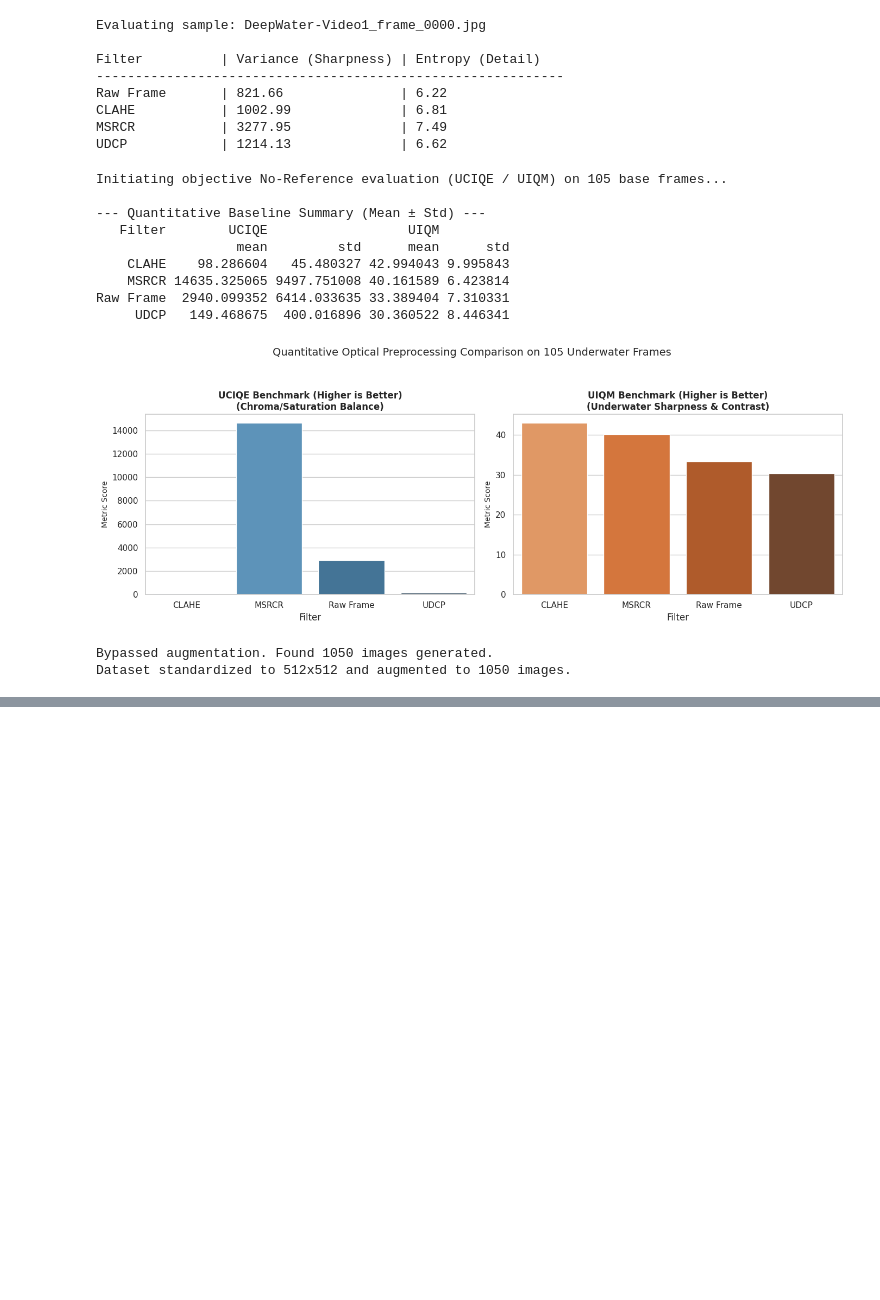
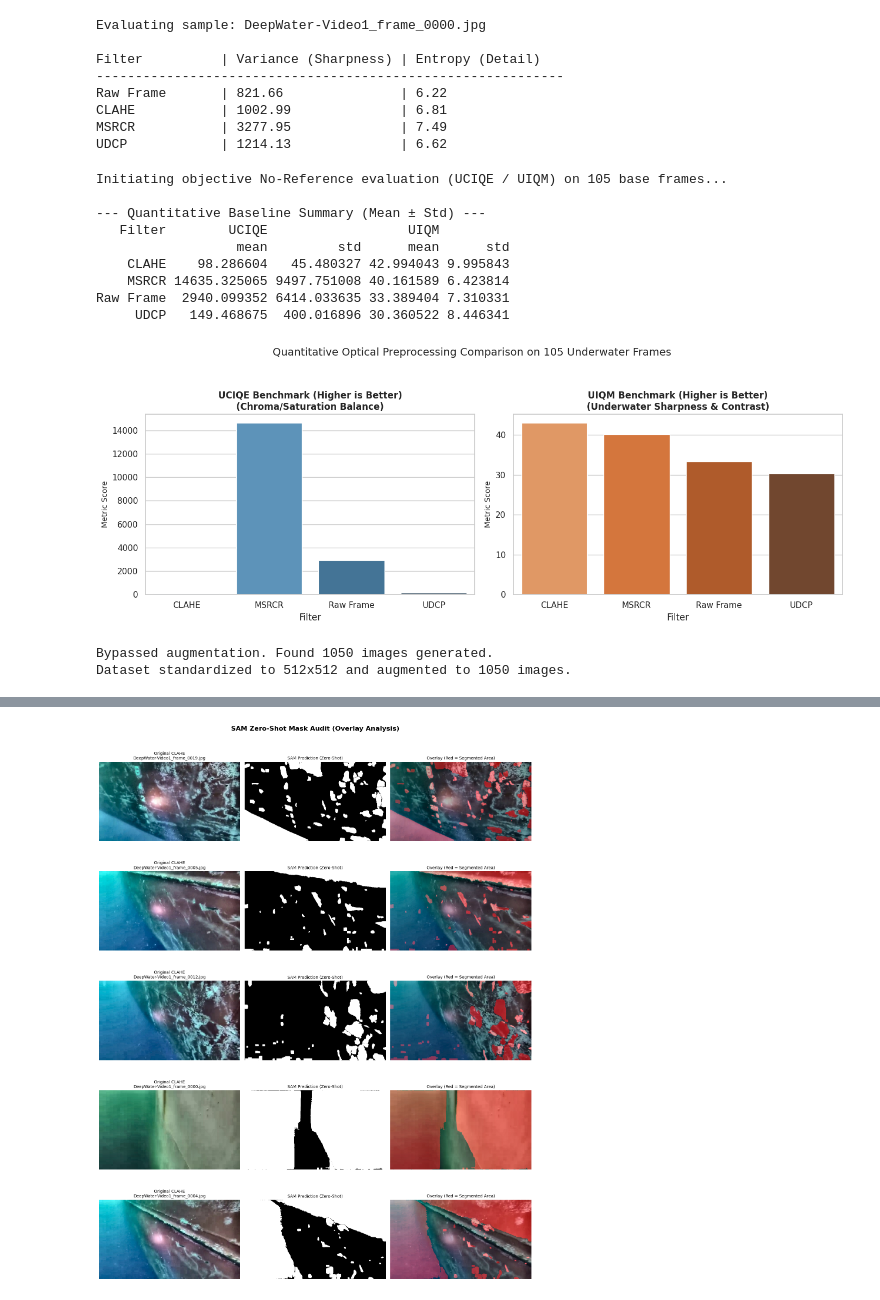
Before and after one commit to anthony-yt/deepwater-image-segmentation-classical-quantum, a Jupyter notebook: notebooks/1_optical_preprocessing_comparison.ipynb, the cells around one changed output, grey strips where cells are left out. Saved outputs shown, nothing was run; the diff lists cells and outputs as text; code cells hidden in the pictures; blank space fills up the shorter version.

Commit message:
feat(qa): add visual audit and overlay analysis script for SAM masks

```diff
--- a/notebooks/1_optical_preprocessing_comparison.ipynb
+++ b/notebooks/1_optical_preprocessing_comparison.ipynb
@@ -385,3 +386,95 @@ if os.path.exists(best_filter_dir):
 # %% [output]
 Bypassed augmentation. Found 1050 images generated.
 Dataset standardized to 512x512 and augmented to 1050 images.
+# %%
+def audit_sam_masks(image_dir: str, mask_dir: str, num_samples: int = 5):
+    """
+    Visually audits SAM-generated masks by overlaying them on the original CLAHE frames.
+    Handles the '_mask.png' suffix added during the auto-labeling process.
+    """
+    # Verify directories exist
+    if not os.path.exists(image_dir) or not os.path.exists(mask_dir):
+        print(f"Error: Could not find image directory '{image_dir}' or mask directory '{mask_dir}'.")
+        return
+
+    # Get a list of mask files
+    mask_files = [f for f in os.listdir(mask_dir) if f.lower().endswith(('.png', '.jpg', '.jpeg'))]
+
+    if not mask_files:
+        print(f"No masks found in {mask_dir}.")
+        return
+
+    # Randomly select a subset for visual inspection
+    samples = random.sample(mask_files, min(num_samples, len(mask_files)))
+
+    # Setup plotting grid (N rows, 3 columns), squeeze=False prevents errors if num_samples=1
+    fig, axes = plt.subplots(len(samples), 3, figsize=(15, 4 * len(samples)), squeeze=False)
+    plt.suptitle("SAM Zero-Shot Mask Audit (Overlay Analysis)", fontsize=16, fontweight="bold")
+
+    for i, mask_file_name in enumerate(samples):
+        # Path for the mask
+        mask_path = os.path.join(mask_dir, mask_file_name)
+
+        # Remove '_mask.png' or '_mask.jpg' to find the original image name
+        base_name = mask_file_name.rsplit('_mask', 1)[0]
+
+        # Try to find the matching original image
+        img_path = None
+        for ext in ['.jpg', '.jpeg', '.png']:
+            temp_path = os.path.join(image_dir, base_name + ext)
+            if os.path.exists(temp_path):
+                img_path = temp_path
+                break
+
+        if img_path is None:
+            print(f"Warning: Could not find original image for mask {mask_file_name}. Skipping.")
+            continue
+
+        # Load Image (CLAHE)
+        img_bgr = cv2.imread(img_path)
+        if img_bgr is None:
+            print(f"Warning: Could not read image {img_path}. Skipping.")
+            continue
+        img_rgb = cv2.cvtColor(img_bgr, cv2.COLOR_BGR2RGB)
+
+        # Load Mask (SAM)
+        mask = cv2.imread(mask_path, cv2.IMREAD_GRAYSCALE)
+        if mask is None:
+            print(f"Warning: Could not read mask {mask_path}. Skipping.")
+            continue
+
+        # Ensure mask is binary (0 or 255)
+        _, binary_mask = cv2.threshold(mask, 127, 255, cv2.THRESH_BINARY)
+
+        # Create Red Overlay
+        colored_mask = np.zeros_like(img_rgb)
+        colored_mask[:, :, 0] = binary_mask # Set red channel using the mask
+        overlay = cv2.addWeighted(img_rgb, 0.7, colored_mask, 0.5, 0)
+
+        # Plot Original
+        axes[i, 0].imshow(img_rgb)
+        axes[i, 0].set_title(f"Original CLAHE\n{os.path.basename(img_path)}", fontsize=10)
+        axes[i, 0].axis('off')
+
+        # Plot Mask
+        axes[i, 1].imshow(binary_mask, cmap='gray')
+        axes[i, 1].set_title("SAM Prediction (Zero-Shot)", fontsize=10)
+        axes[i, 1].axis('off')
+
+        # Plot Overlay
+        axes[i, 2].imshow(overlay)
+        axes[i, 2].set_title("Overlay (Red = Segmented Area)", fontsize=10)
+        axes[i, 2].axis('off')
+
+    plt.tight_layout()
+    plt.subplots_adjust(top=0.95)
+    plt.show()
+
+# Define the paths based on your project structure
+CLAHE_IMAGES_DIR = os.path.join(DRIVE_ROOT, "Dataset_Processed", "Frames_CLAHE")
+SAM_MASKS_DIR = os.path.join(DRIVE_ROOT, "Dataset_Processed", "SAM_Masks_Frames_CLAHE")
+
+print(f"Auditing masks from: {SAM_MASKS_DIR}")
+# Execute the audit, reviewing 5 random samples
+audit_sam_masks(CLAHE_IMAGES_DIR, SAM_MASKS_DIR, num_samples=5)
+# %% [output]
@@ -387,0 +482 @@ Dataset standardized to 512x512 and augmented to 1050 images.
+[figure, added]
```
Also changed, not shown: parts of 2 cells of this notebook.
